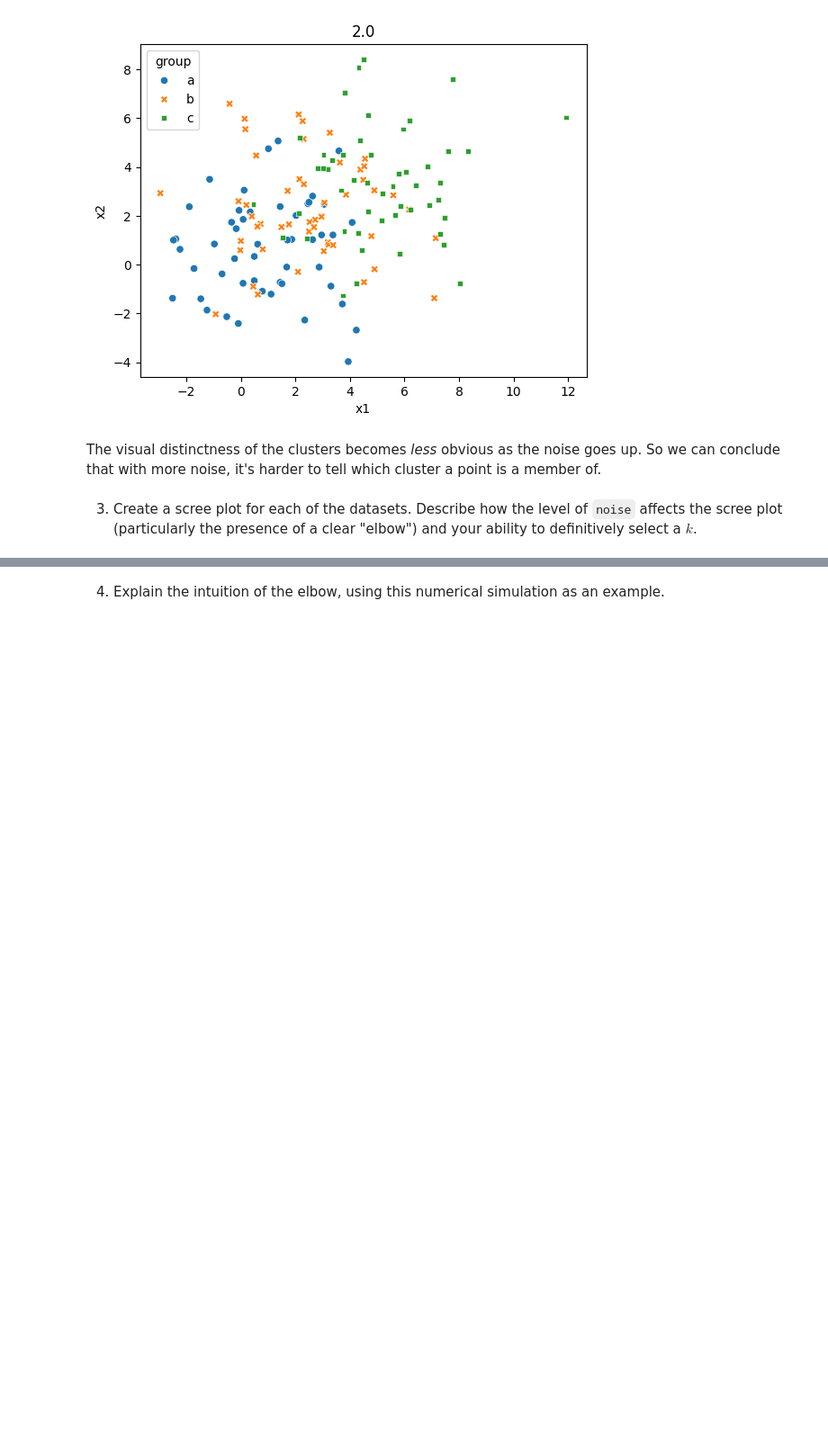
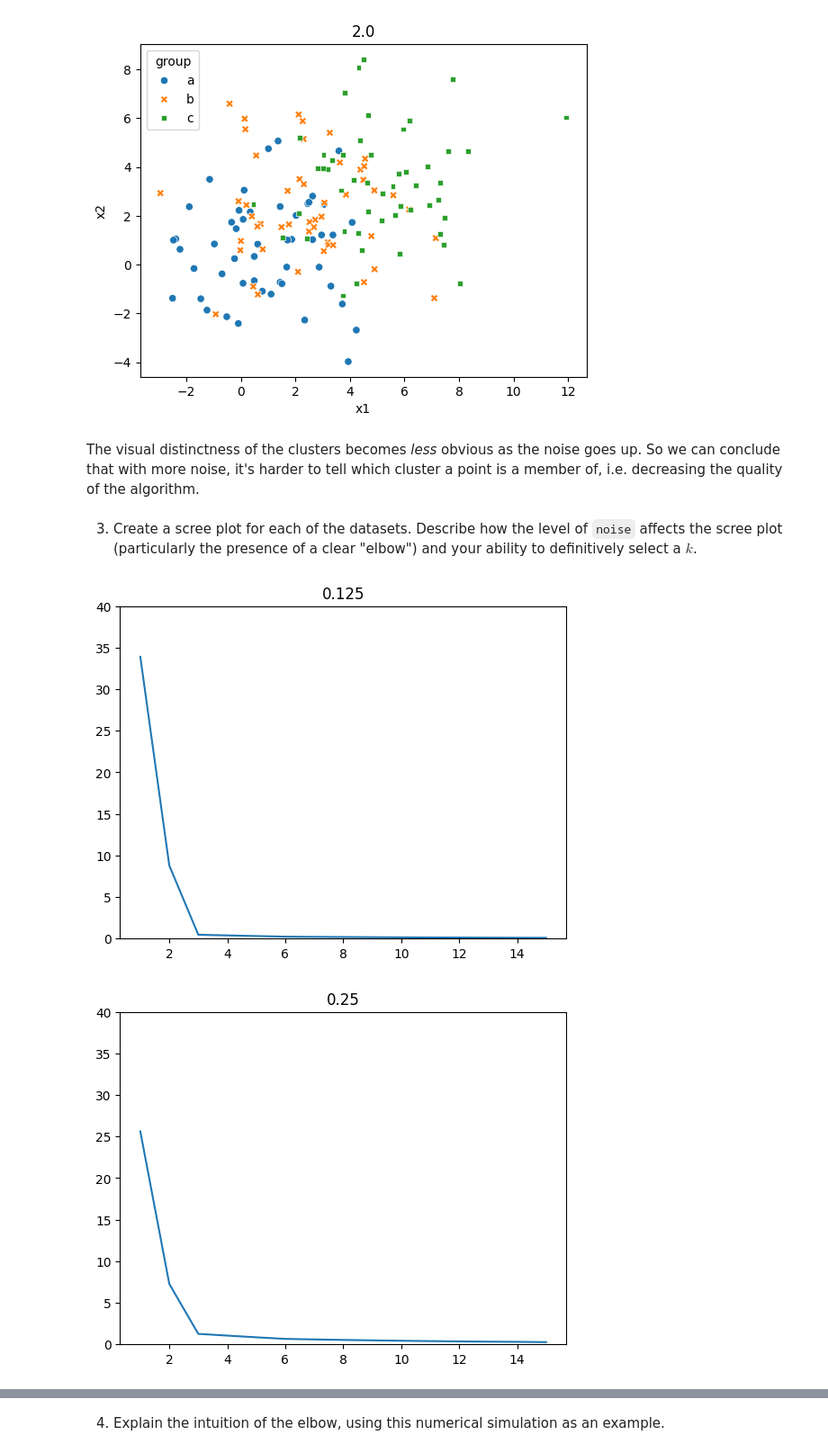
Before and after one commit to jennyschilling/kmc, a Jupyter notebook: assignment_kmc.ipynb, the cells around one changed output, grey strips where cells are left out. Shown: that part at 90% size. Drawn from its saved outputs; the diff is of its cells as text; code cells hidden in the pictures; blank space fills up the shorter version.

```diff
--- a/assignment_kmc.ipynb
+++ b/assignment_kmc.ipynb
@@ -203,6 +199,31 @@ for df, title in zip(datasets, titles):
 [figure]
 [figure]
 # %% [markdown]
-The visual distinctness of the clusters becomes *less* obvious as the noise goes up. So we can conclude that with more noise, it's harder to tell which cluster a point is a member of.
+The visual distinctness of the clusters becomes *less* obvious as the noise goes up. So we can conclude that with more noise, it's harder to tell which cluster a point is a member of, i.e. decreasing the quality of the algorithm.
 # %% [markdown]
 3. Create a scree plot for each of the datasets. Describe how the level of `noise` affects the scree plot (particularly the presence of a clear "elbow") and your ability to definitively select a $k$.
+# %%
+datasets = [df0_125, df0_25, df0_5, df1_0, df2_0]
+titles = ['0.125', '0.25', '0.5', '1.0', '2.0']
+
+for df, title in zip(datasets, titles):
+    X = df.loc[:,['x1', 'x2']]
+    scaler = MinMaxScaler()
+    X = scaler.fit_transform(X)
+    n_clusters_max = 15
+    n_clusters_range = np.arange(1, n_clusters_max + 1)
+    SSE = np.zeros(n_clusters_max)
+    i = 0
+    while i < n_clusters_max:
+        model = KMeans(n_clusters=i+1, max_iter=300, n_init = 10, random_state=0)
+        model = model.fit(X)
+        SSE[i] = model.inertia_
+        i = i+1
+    fig, axis = plt.subplots()
+    sns.lineplot(x=n_clusters_range, y=SSE)
+    axis.set_title(title)
+    axis.set_ylim(0,40)
+    plt.show()
+# %% [output]
+[figure, added]
+[figure, added]
```
Also changed, not shown: parts of 5 cells of this notebook.
